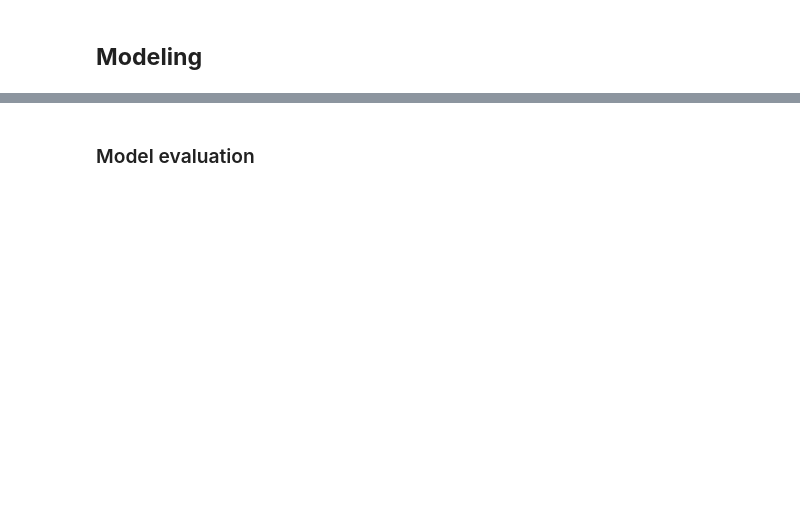
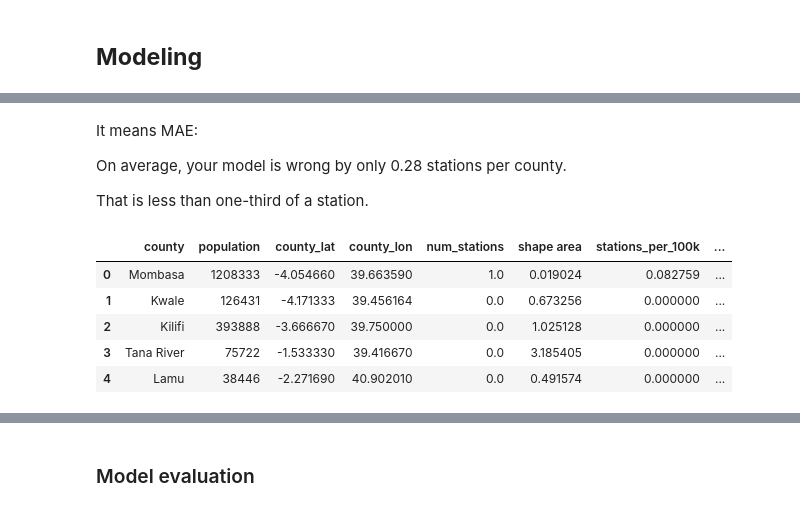
Before and after one commit to maryannngongi/EV_Charging_Stations_Optimization, a Jupyter notebook: index.ipynb, the cells around one changed output, grey strips where cells are left out. Cells and saved outputs as stored; diff of their text form; code cells hidden in the pictures; blank space fills up the shorter version.

```diff
--- a/index.ipynb
+++ b/index.ipynb
@@ -1069,0 +1140,6 @@ plt.show()
+# %% [markdown]
+It means MAE:
+
+On average, your model is wrong by only 0.28 stations per county.
+
+That is less than one-third of a station.
@@ -1069,0 +1149,9 @@ plt.show()
+# %%
+county_df.head()
+# %% [output]
+|  | county | population | county_lat | county_lon | num_stations | shape area | stations_per_100k | ... |
+| 0 | Mombasa | 1208333 | -4.054660 | 39.663590 | 1.0 | 0.019024 | 0.082759 | ... |
+| 1 | Kwale | 126431 | -4.171333 | 39.456164 | 0.0 | 0.673256 | 0.000000 | ... |
+| 2 | Kilifi | 393888 | -3.666670 | 39.750000 | 0.0 | 1.025128 | 0.000000 | ... |
+| 3 | Tana River | 75722 | -1.533330 | 39.416670 | 0.0 | 3.185405 | 0.000000 | ... |
+| 4 | Lamu | 38446 | -2.271690 | 40.902010 | 0.0 | 0.491574 | 0.000000 | ... |
```
Also changed, not shown: parts of 31 cells of this notebook, 3 other files.
